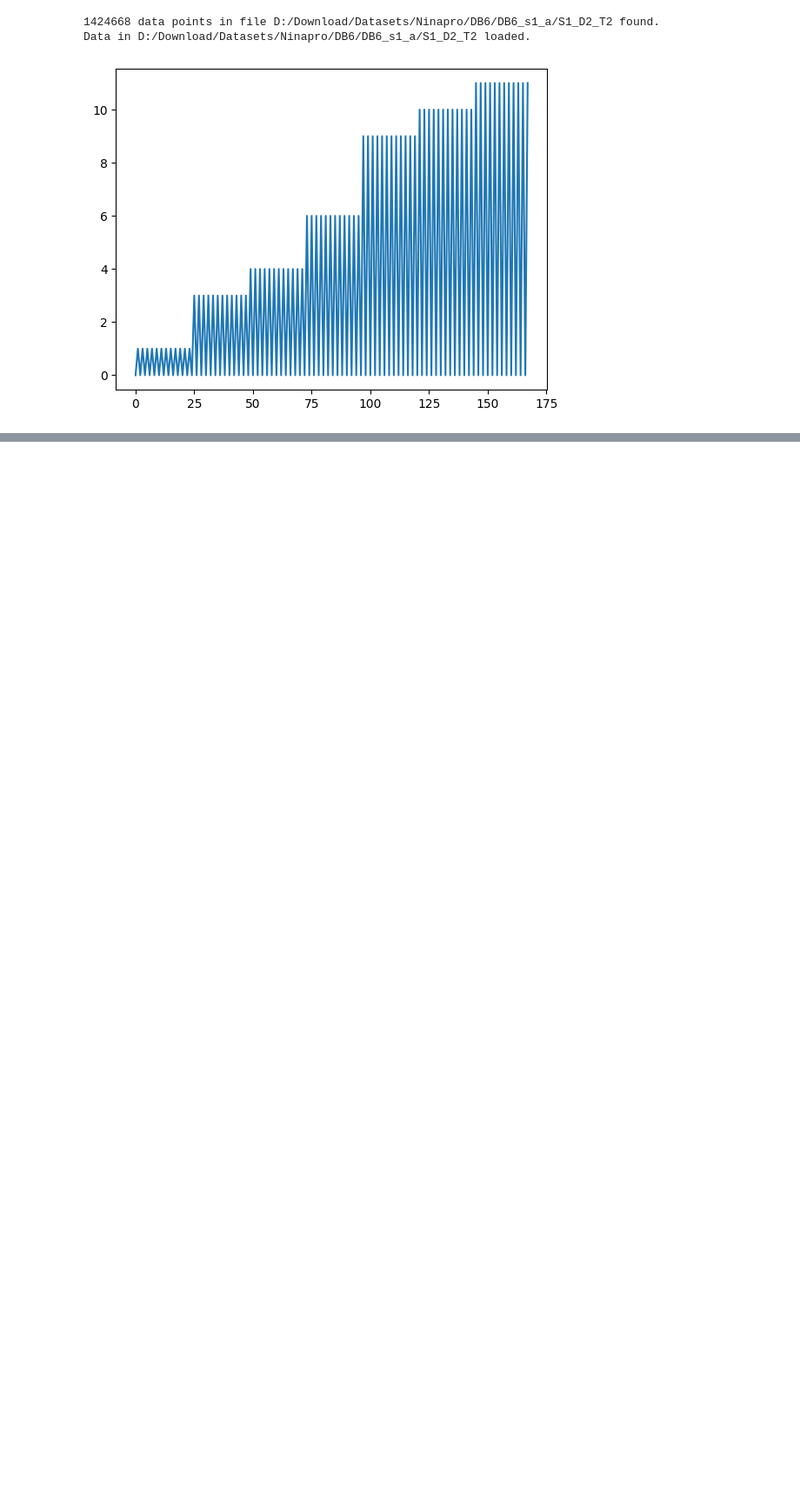
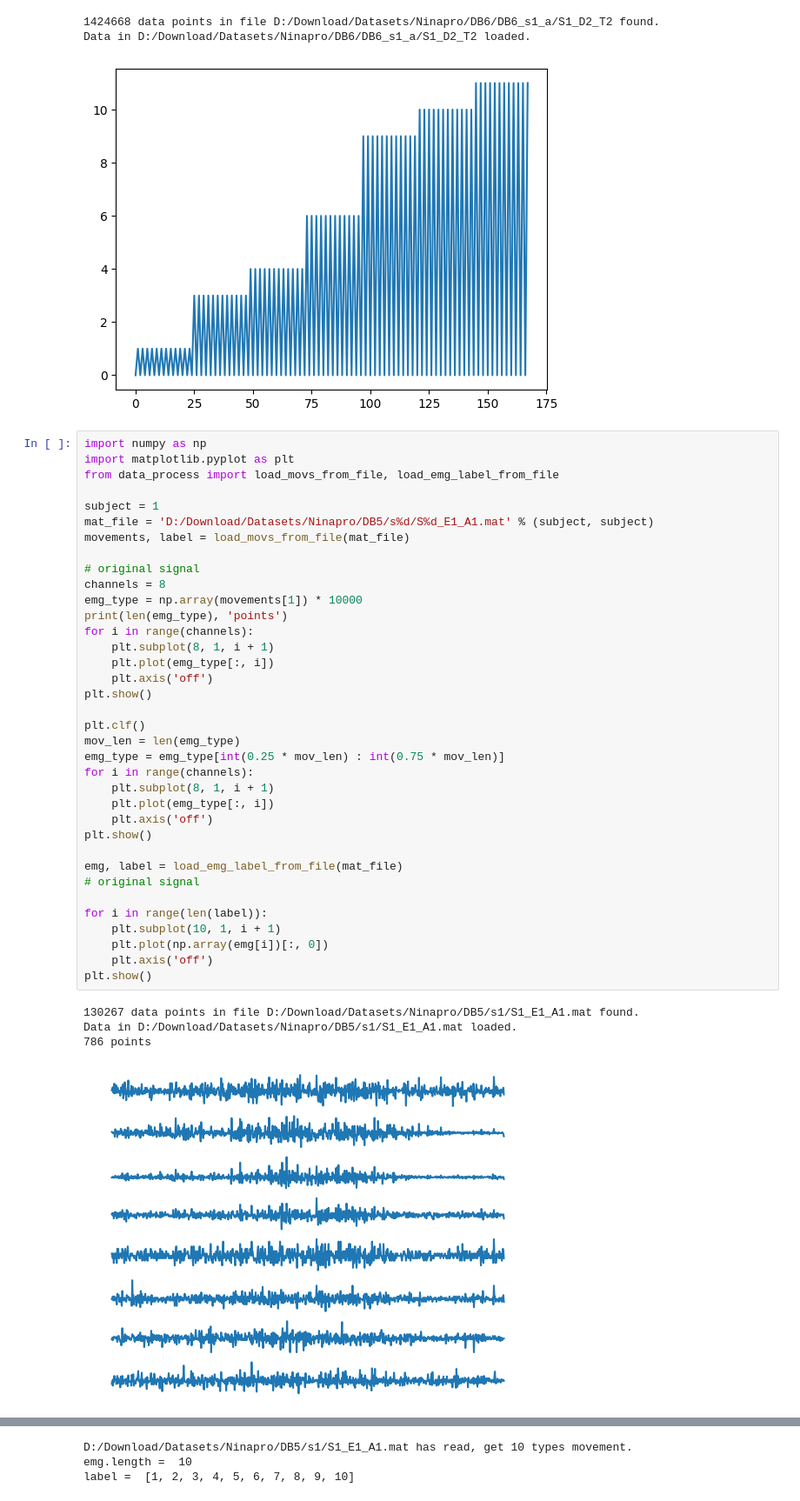
Before and after one commit to Auditor1234/myo_semg, a Jupyter notebook: visualization.ipynb, the cells around one changed output, grey strips where cells are left out. Shown at 87% size. Cells and saved outputs as stored; diff of their text form; blank space fills up the shorter version.

```diff
--- a/visualization.ipynb
+++ b/visualization.ipynb
@@ -192,3 +192,44 @@ Data in D:/Download/Datasets/Ninapro/DB6/DB6_s1_a/S1_D2_T1 loaded.
 1424668 data points in file D:/Download/Datasets/Ninapro/DB6/DB6_s1_a/S1_D2_T2 found.
 Data in D:/Download/Datasets/Ninapro/DB6/DB6_s1_a/S1_D2_T2 loaded.
 [figure]
+# %%
+import numpy as np
+import matplotlib.pyplot as plt
+from data_process import load_movs_from_file, load_emg_label_from_file
+
+subject = 1
+mat_file = 'D:/Download/Datasets/Ninapro/DB5/s%d/S%d_E1_A1.mat' % (subject, subject)
+movements, label = load_movs_from_file(mat_file)
+
+# original signal
+channels = 8
+emg_type = np.array(movements[1]) * 10000
+print(len(emg_type), 'points')
+for i in range(channels):
+    plt.subplot(8, 1, i + 1)
+    plt.plot(emg_type[:, i])
+    plt.axis('off')
+plt.show()
+
+plt.clf()
+mov_len = len(emg_type)
+emg_type = emg_type[int(0.25 * mov_len) : int(0.75 * mov_len)]
+for i in range(channels):
+    plt.subplot(8, 1, i + 1)
+    plt.plot(emg_type[:, i])
+    plt.axis('off')
+plt.show()
+
+emg, label = load_emg_label_from_file(mat_file)
+# original signal
+
+for i in range(len(label)):
+    plt.subplot(10, 1, i + 1)
+    plt.plot(np.array(emg[i])[:, 0])
+    plt.axis('off')
+plt.show()
+# %% [output]
+130267 data points in file D:/Download/Datasets/Ninapro/DB5/s1/S1_E1_A1.mat found.
+Data in D:/Download/Datasets/Ninapro/DB5/s1/S1_E1_A1.mat loaded.
+786 points
+[figure, added]
@@ -194,0 +237,3 @@ Data in D:/Download/Datasets/Ninapro/DB6/DB6_s1_a/S1_D2_T2 loaded.
+D:/Download/Datasets/Ninapro/DB5/s1/S1_E1_A1.mat has read, get 10 types movement.
+emg.length =  10
+label =  [1, 2, 3, 4, 5, 6, 7, 8, 9, 10]
```
Also changed, not shown: parts of 1 cell of this notebook, 12 other files.
